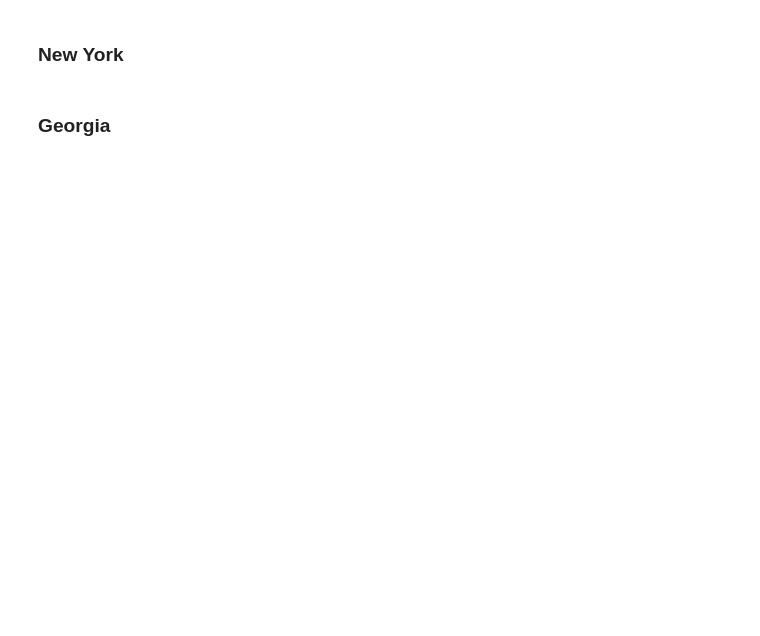
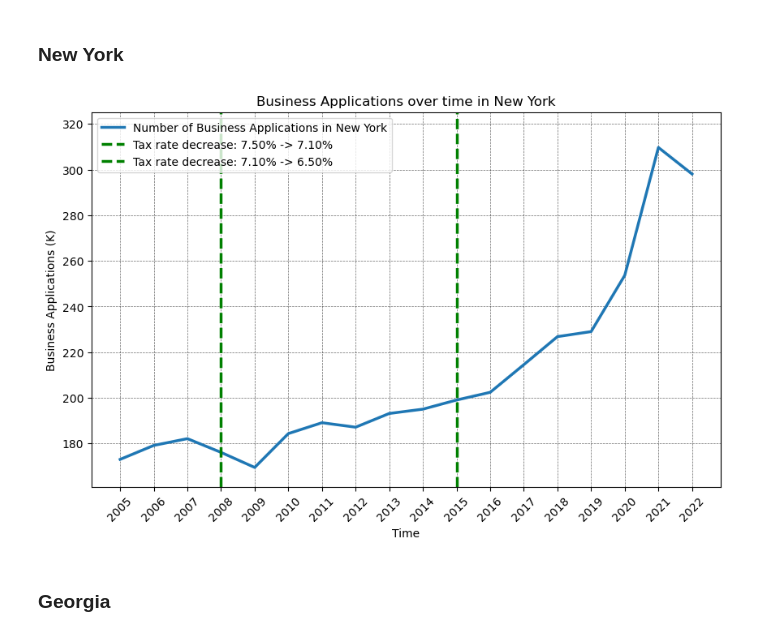
Before and after one commit to anoushkaberry15/data-analytics-project, a Jupyter notebook: Visualizations.ipynb, the cells around one changed output. Cells and saved outputs as stored; diff of their text form; code cells hidden in the pictures; blank space fills up the shorter version.

```diff
--- a/Visualizations.ipynb
+++ b/Visualizations.ipynb
@@ -379,40 +370,39 @@ plt.show()
 # %% [markdown]
 ### New York
 # %%
-ny_plot = biz_apps_highest.loc['New York', '2005':'2022'].plot(kind='line', figsize=(10, 6), lw=2.5)
-#ny_plot = biz_apps_highest.loc['New York'].plot(kind='line', figsize=(10, 6), lw = 2.5)
+ny_plot = biz_apps_highest.loc['New York', '2005':'2022'].plot(kind='line', figsize=(10, 6), lw=2.5, label = "Number of Business Applications in New York")
 
 # Setting labels and title
 ny_plot.set_ylabel('Business Applications (K)')
 ny_plot.set_xlabel('Time')
 ny_plot.set_title('Business Applications over time in New York')
 
-# Set xticks to every year in the data
-plt.xticks(ticks=range(len(biz_apps_highest.columns[1:])), labels=biz_apps_highest.columns[1:], rotation=45)
+# Set x-axis to every year in the data
+plt.xticks(ticks=range(len(biz_apps_highest.columns)), labels=biz_apps_highest.columns, rotation=45)
 
-# Adding vertical lines for 2019 and 2020
+# Adding vertical lines for 2019 and 2020 indicating tax rate change
 ny_plot.axvline(x = biz_apps_highest.columns.get_loc('2008'), color='green', linestyle='--', linewidth=2.5, label='Tax rate decrease: 7.50% -> 7.10%')
 ny_plot.axvline(x = biz_apps_highest.columns.get_loc('2015'), color='green', linestyle='--', linewidth=2.5, label='Tax rate decrease: 7.10% -> 6.50%')
-
 
 # Change absolute number of business applications by giving it in thousands
 ny_plot.set_yticks(ny_plot.get_yticks())
 ny_plot.set_yticklabels([int(y/1000) for y in ny_plot.get_yticks()])
 
-# Change upper limit of
-#ny_plot.set_ylim(200 * 1000, 650 * 1000)
+# Change upper limit of y-axis using buffer
 buffer = 0.05  # 5% buffer
 ny_min = biz_apps_highest.loc['New York'].min()
 ny_max = biz_apps_highest.loc['New York'].max()
 ny_plot.set_ylim(ny_min - buffer * ny_min, ny_max + buffer * ny_max)
 
 
 # Introudce gridlines
 ny_plot.grid(True, which='both', linestyle='--', linewidth=0.5, color='black', alpha=0.6)
 
 # Showing the legend and the plot
 ny_plot.legend()
 plt.show()
+# %% [output]
+[figure, added]
 # %% [markdown]
 ### Georgia
 # %%
```
Also changed, not shown: parts of 10 cells of this notebook.
